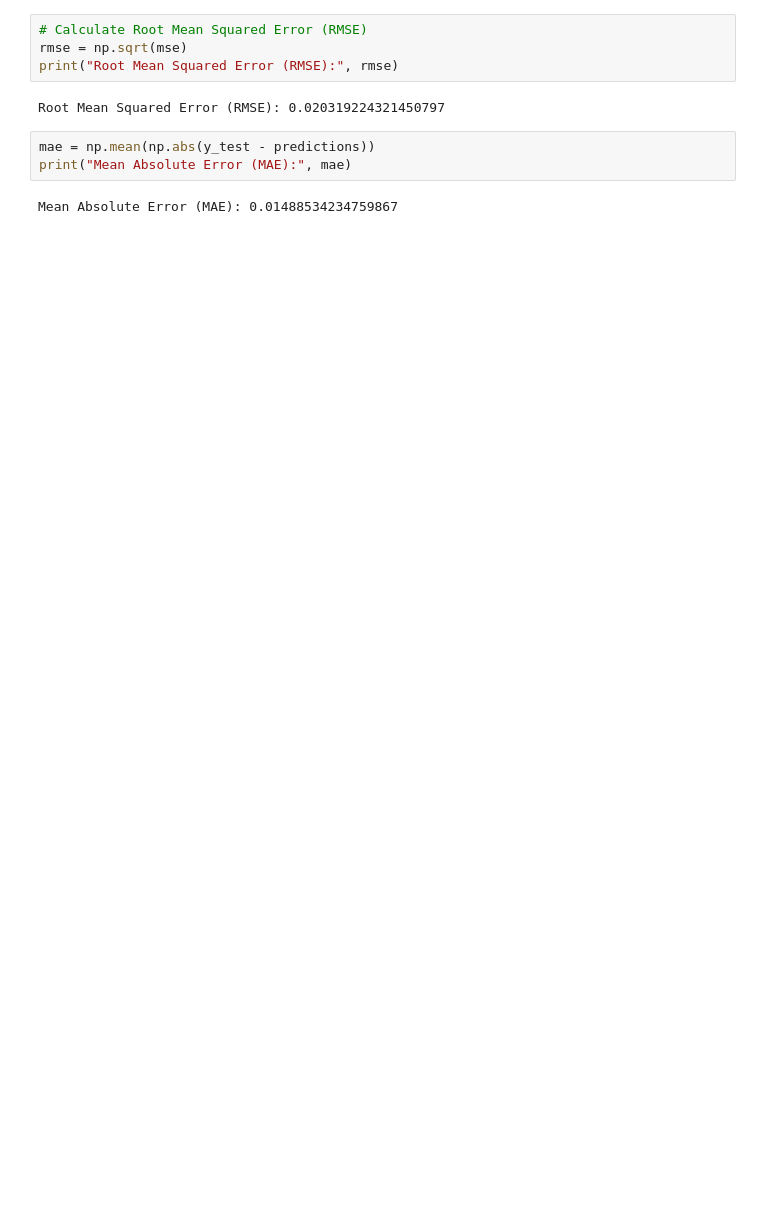
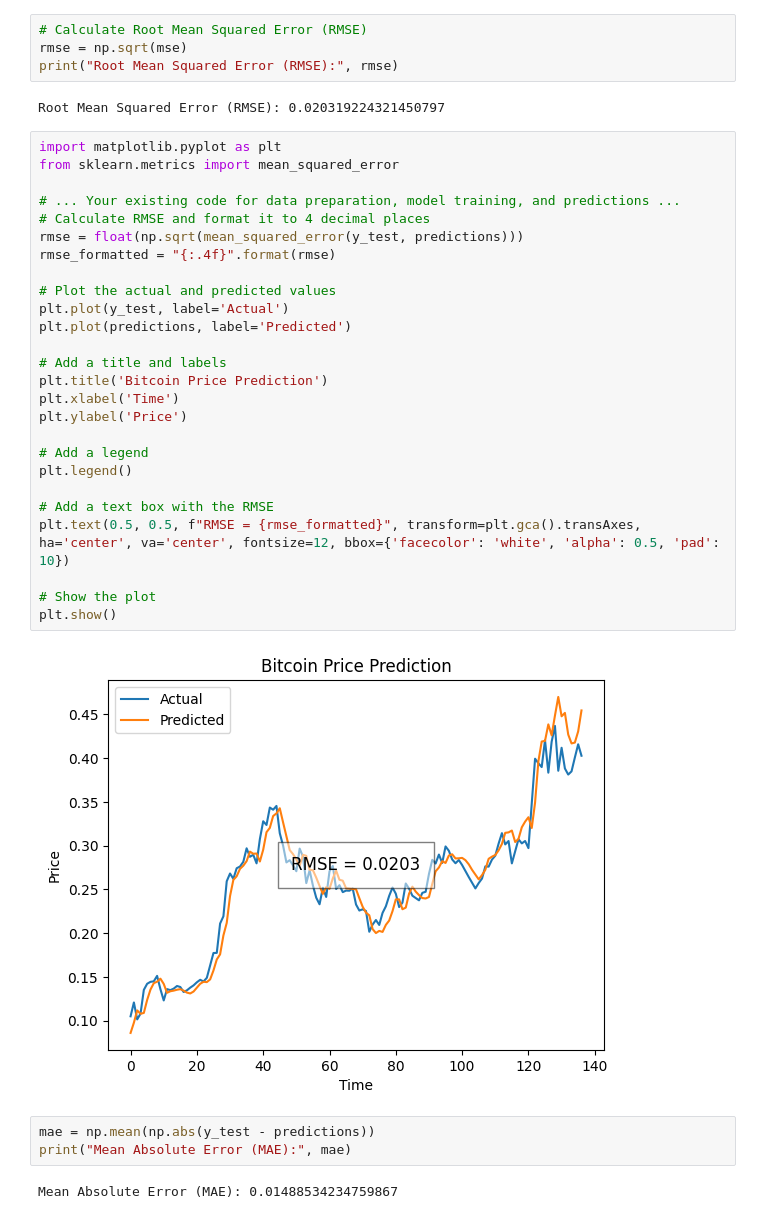
Before and after one commit to njorogewacira001/.py, a Jupyter notebook: final_model.ipynb, the cells around one changed output. Cells and saved outputs as stored; diff of their text form; blank space fills up the shorter version.

```diff
--- a/final_model.ipynb
+++ b/final_model.ipynb
@@ -671,6 +698,34 @@ rmse = np.sqrt(mse)
 print("Root Mean Squared Error (RMSE):", rmse)
 # %% [output]
 Root Mean Squared Error (RMSE): 0.020319224321450797
+# %%
+import matplotlib.pyplot as plt
+from sklearn.metrics import mean_squared_error
+
+# ... Your existing code for data preparation, model training, and predictions ...
+# Calculate RMSE and format it to 4 decimal places
+rmse = float(np.sqrt(mean_squared_error(y_test, predictions)))
+rmse_formatted = "{:.4f}".format(rmse)
+
+# Plot the actual and predicted values
+plt.plot(y_test, label='Actual')
+plt.plot(predictions, label='Predicted')
+
+# Add a title and labels
+plt.title('Bitcoin Price Prediction')
+plt.xlabel('Time')
+plt.ylabel('Price')
+
+# Add a legend
+plt.legend()
+
+# Add a text box with the RMSE
+plt.text(0.5, 0.5, f"RMSE = {rmse_formatted}", transform=plt.gca().transAxes, ha='center', va='center', fontsize=12, bbox={'facecolor': 'white', 'alpha': 0.5, 'pad': 10})
+
+# Show the plot
+plt.show()
+# %% [output]
+[figure, added]
 # %%
 mae = np.mean(np.abs(y_test - predictions))
 print("Mean Absolute Error (MAE):", mae)
```
Also changed, not shown: parts of 5 cells of this notebook.
